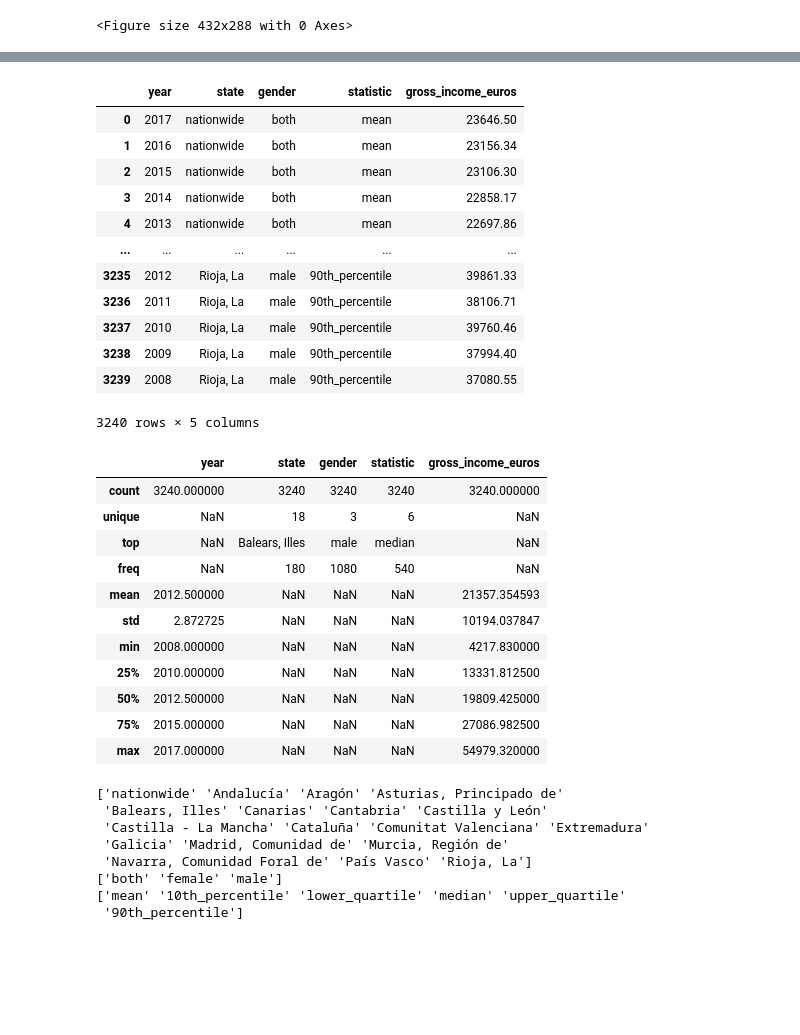
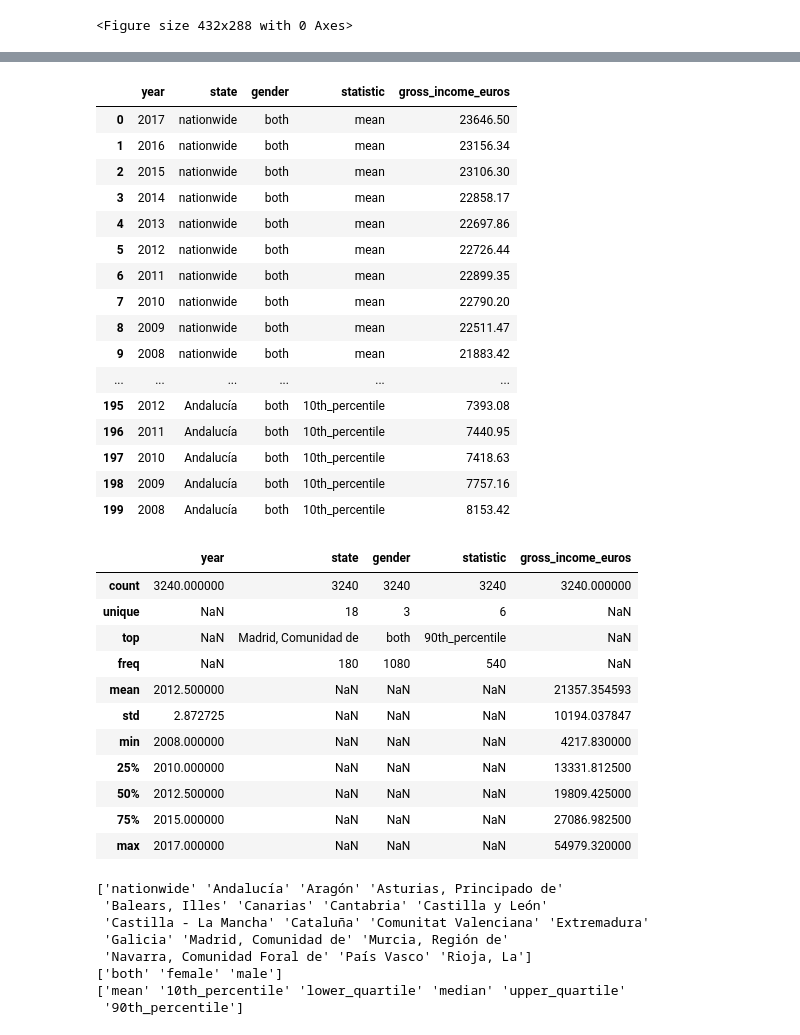
Before and after one commit to JulioPerez-ML/Udacity_first_project, a Jupyter notebook: Project_1_udacity.ipynb, the cells around one changed output, grey strips where cells are left out. Drawn from its saved outputs; the diff is of its cells as text; code cells hidden in the pictures; blank space fills up the shorter version.

```diff
--- a/Project_1_udacity.ipynb
+++ b/Project_1_udacity.ipynb
@@ -12,20 +23,25 @@ fig = plt.figure()
 # %%
+pd.set_option('display.max_rows', 500)
 data = pd.read_csv('spain_salary_distribution.csv')
-data
+data.head(200)
 # %% [output]
 |  | year | state | gender | statistic | gross_income_euros |
 | 0 | 2017 | nationwide | both | mean | 23646.50 |
 | 1 | 2016 | nationwide | both | mean | 23156.34 |
 | 2 | 2015 | nationwide | both | mean | 23106.30 |
 | 3 | 2014 | nationwide | both | mean | 22858.17 |
 | 4 | 2013 | nationwide | both | mean | 22697.86 |
+| 5 | 2012 | nationwide | both | mean | 22726.44 |
+| 6 | 2011 | nationwide | both | mean | 22899.35 |
+| 7 | 2010 | nationwide | both | mean | 22790.20 |
+| 8 | 2009 | nationwide | both | mean | 22511.47 |
+| 9 | 2008 | nationwide | both | mean | 21883.42 |
 | ... | ... | ... | ... | ... | ... |
-| 3235 | 2012 | Rioja, La | male | 90th_percentile | 39861.33 |
-| 3236 | 2011 | Rioja, La | male | 90th_percentile | 38106.71 |
-| 3237 | 2010 | Rioja, La | male | 90th_percentile | 39760.46 |
-| 3238 | 2009 | Rioja, La | male | 90th_percentile | 37994.40 |
-| 3239 | 2008 | Rioja, La | male | 90th_percentile | 37080.55 |
+| 195 | 2012 | Andalucía | both | 10th_percentile | 7393.08 |
+| 196 | 2011 | Andalucía | both | 10th_percentile | 7440.95 |
+| 197 | 2010 | Andalucía | both | 10th_percentile | 7418.63 |
+| 198 | 2009 | Andalucía | both | 10th_percentile | 7757.16 |
+| 199 | 2008 | Andalucía | both | 10th_percentile | 8153.42 |
-3240 rows × 5 columns
 # %%
 #Let's explore the nationwide
 data.describe(include='all')
@@ -33,7 +49,7 @@ data.describe(include='all')
 |  | year | state | gender | statistic | gross_income_euros |
 | count | 3240.000000 | 3240 | 3240 | 3240 | 3240.000000 |
 | unique | NaN | 18 | 3 | 6 | NaN |
-| top | NaN | Balears, Illes | male | median | NaN |
+| top | NaN | Madrid, Comunidad de | both | 90th_percentile | NaN |
 | freq | NaN | 180 | 1080 | 540 | NaN |
 | mean | 2012.500000 | NaN | NaN | NaN | 21357.354593 |
 | std | 2.872725 | NaN | NaN | NaN | 10194.037847 |
```
Also changed, not shown: parts of 18 cells of this notebook.
